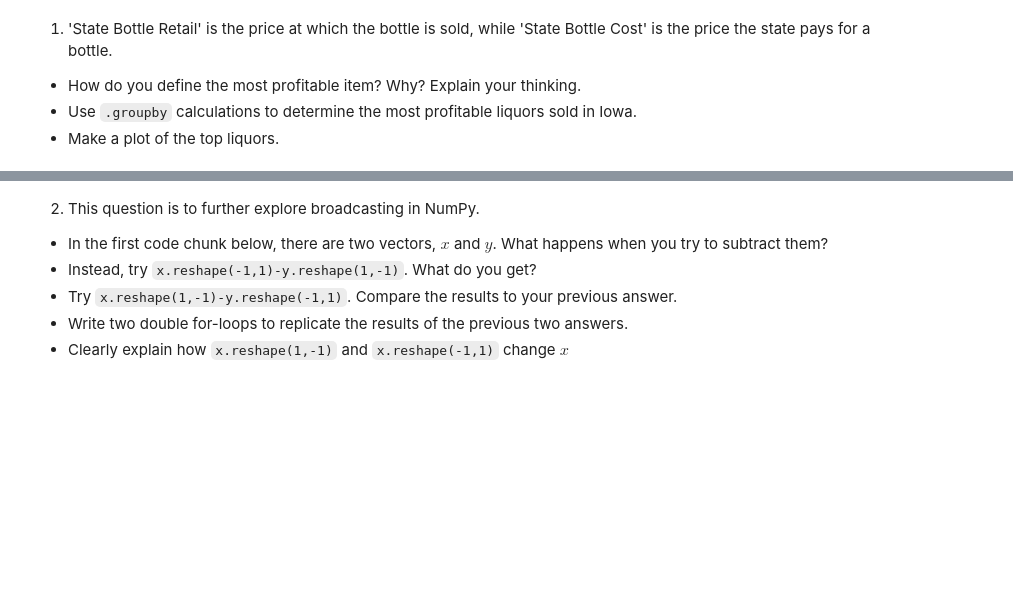
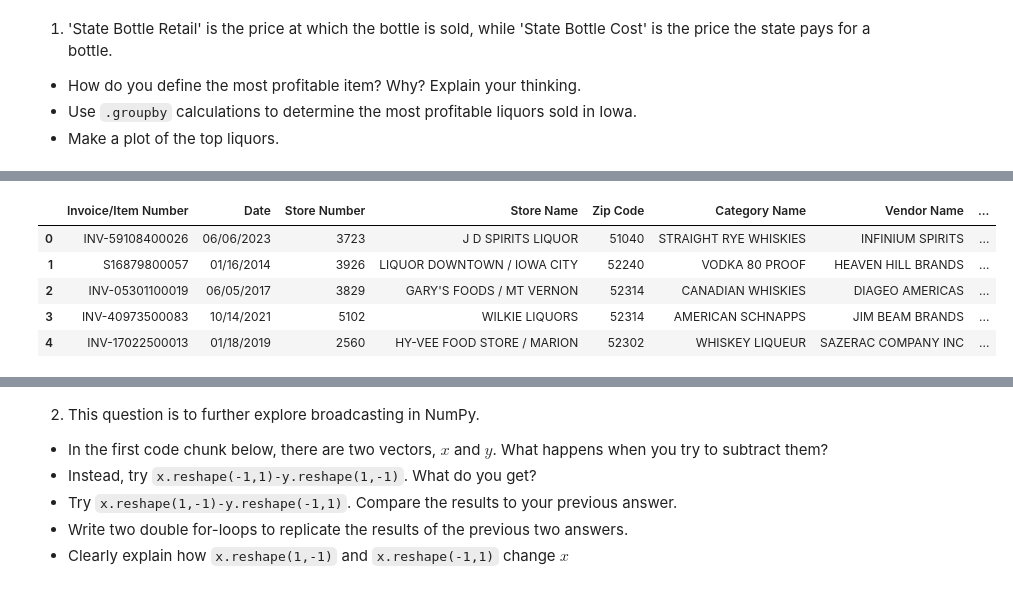
Before and after one commit to aniyahlater/ds5030assignments, a Jupyter notebook: assignment_2-1.ipynb, the cells around one changed output, grey strips where cells are left out. Saved outputs shown, nothing was run; the diff lists cells and outputs as text; code cells hidden in the pictures; blank space fills up the shorter version.

```diff
--- a/assignment_2-1.ipynb
+++ b/assignment_2-1.ipynb
@@ -13,0 +20,10 @@ import seaborn as sns
+# %%
+bottle = pd.read_csv("data/iowa.csv")
+bottle.head()
+# %% [output]
+|  | Invoice/Item Number | Date | Store Number | Store Name | Zip Code | Category Name | Vendor Name | ... |
+| 0 | INV-59108400026 | 06/06/2023 | 3723 | J D SPIRITS LIQUOR | 51040 | STRAIGHT RYE WHISKIES | INFINIUM SPIRITS | ... |
+| 1 | S16879800057 | 01/16/2014 | 3926 | LIQUOR DOWNTOWN / IOWA CITY | 52240 | VODKA 80 PROOF | HEAVEN HILL BRANDS | ... |
+| 2 | INV-05301100019 | 06/05/2017 | 3829 | GARY'S FOODS / MT VERNON | 52314 | CANADIAN WHISKIES | DIAGEO AMERICAS | ... |
+| 3 | INV-40973500083 | 10/14/2021 | 5102 | WILKIE LIQUORS | 52314 | AMERICAN SCHNAPPS | JIM BEAM BRANDS | ... |
+| 4 | INV-17022500013 | 01/18/2019 | 2560 | HY-VEE FOOD STORE / MARION | 52302 | WHISKEY LIQUEUR | SAZERAC COMPANY INC | ... |
```
Also changed, not shown: parts of 23 cells of this notebook, 1 other file.
